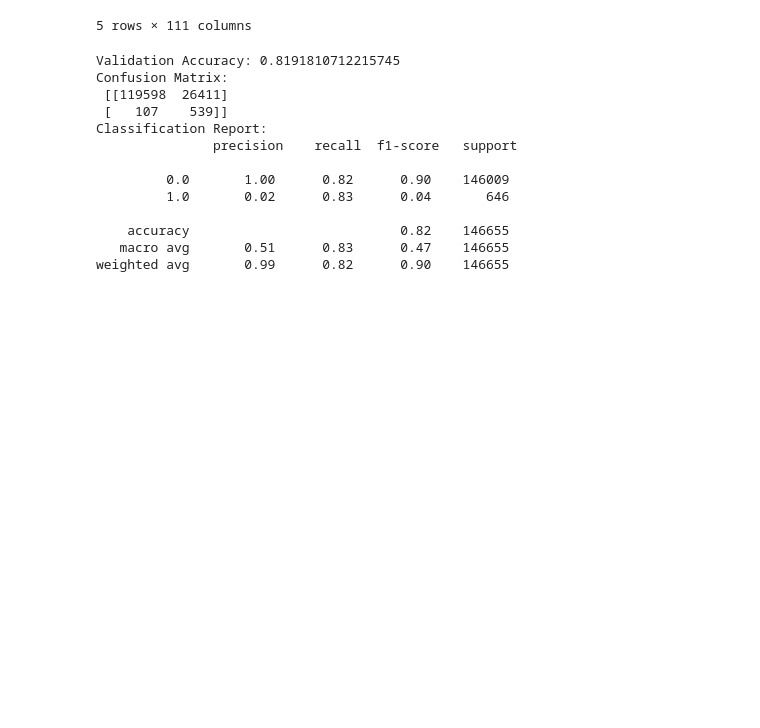
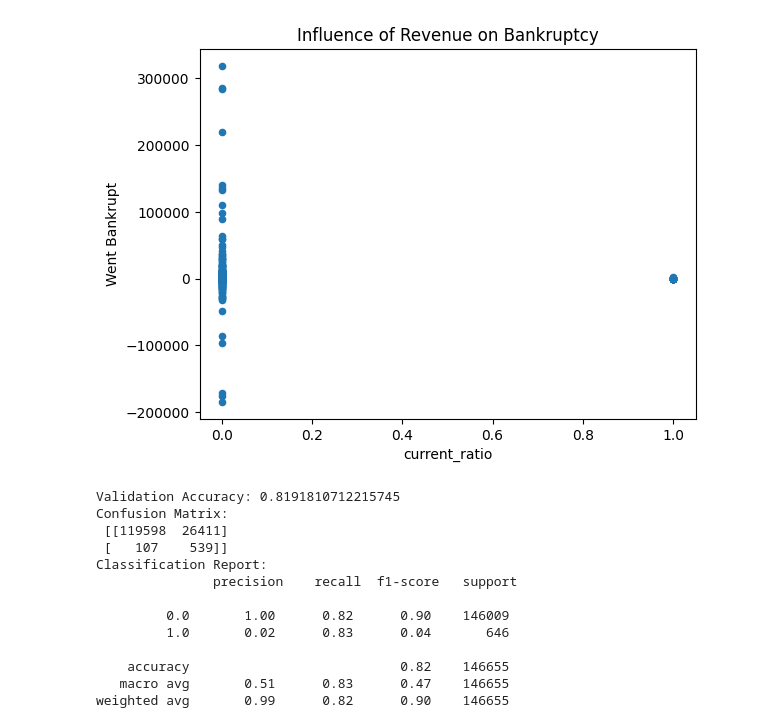
Before and after one commit to raweber42/education, a Jupyter notebook: keitlin_assignment/optimized_solution.ipynb, the cells around one changed output. Saved outputs shown, nothing was run; the diff lists cells and outputs as text; code cells hidden in the pictures; blank space fills up the shorter version.

```diff
--- a/keitlin_assignment/optimized_solution.ipynb
+++ b/keitlin_assignment/optimized_solution.ipynb
@@ -42,4 +72,10 @@ test_df=(test_df-test_df.min())/(test_df.max()-test_df.min())
 test_df=test_df.drop('ID_FIRM', axis=1)
 
 train_df.head()
+train_df['current_ratio'] = (train_df['P1200_E'] - train_df['P1200_B']) / (train_df['P1500_E'] - train_df['P1500_B'])
+train_df.plot(kind='scatter', x='BANKR', y='current_ratio')
+plt.title('Influence of Revenue on Bankruptcy')
+plt.xlabel('current_ratio')
+plt.ylabel('Went Bankrupt')
+plt.show()
 # %% [output]
@@ -52,4 +82,4 @@ train_df.head()
-5 rows × 111 columns
+[figure, added]
 # %%
 # Split the training data into training and validation sets
 X_train, X_test, y_train, y_test = train_test_split(train_df.drop('BANKR', axis=1), train_df['BANKR'], test_size=0.2, random_state=42)
```
Also changed, not shown: parts of 6 cells of this notebook.
